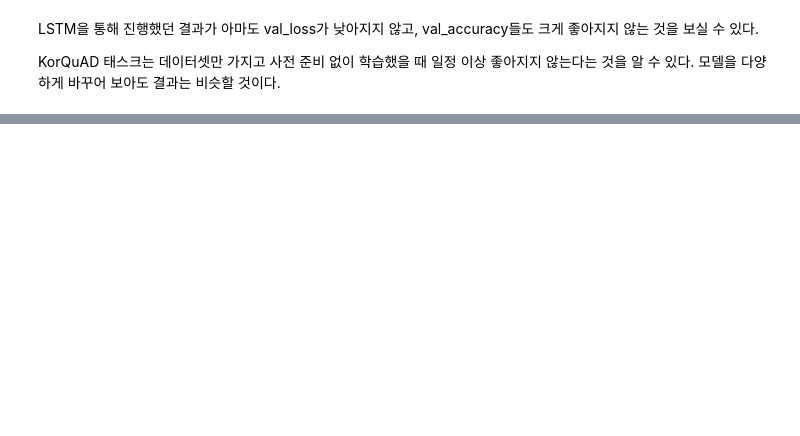
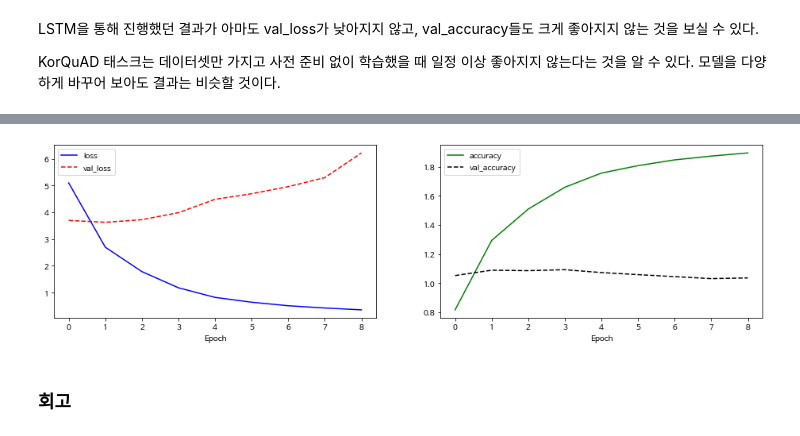
Before and after one commit to SonAhhyun/EXPLORATION, a Jupyter notebook: QnA.ipynb, the cells around one changed output, grey strips where cells are left out. Drawn from its saved outputs; the diff is of its cells as text; code cells hidden in the pictures; blank space fills up the shorter version.

```diff
--- a/QnA.ipynb
+++ b/QnA.ipynb
@@ -820,0 +1609,7 @@ KorQuAD 태스크는 데이터셋만 가지고 사전 준비 없이 학습했을
+# %%
+bert_batch_size = 32
+
+train_dataset = tf.data.Dataset.from_tensor_slices((train_inputs, train_labels)).shuffle(10000).batch(bert_batch_size)
+dev_dataset = tf.data.Dataset.from_tensor_slices((dev_inputs, dev_labels)).batch(bert_batch_size)
+# %%
+model = BERT4KorQuAD(config)
@@ -820,0 +1724,17 @@ KorQuAD 태스크는 데이터셋만 가지고 사전 준비 없이 학습했을
+# %%
+checkpoint_file = os.path.join(model_dir, 'bert_pretrain_32000.hdf5')
+
+model = BERT4KorQuAD(config)
+
+if os.path.exists(checkpoint_file):
+    #  pretrained model 을 로드하기 위해 먼저 모델이 생성되어 있어야 한다.
+    enc_tokens = np.random.randint(0, len(vocab), (4, 10))
+    segments = np.random.randint(0, 2, (4, 10))
+    model(enc_tokens, segments)
+
+    # checkpoint 파일로부터 필요한 layer를 불러온다.
+    model.load_weights(os.path.join(model_dir, "bert_pretrain_32000.hdf5"), by_name=True)
+
+    model.summary()
+else:
+    print('NO Pretrained Model')
@@ -820,0 +1906,25 @@ KorQuAD 태스크는 데이터셋만 가지고 사전 준비 없이 학습했을
+# %%
+t_loss_list = [t + v for t, v in zip(t_start_loss_list, t_end_loss_list)]
+t_acc_list = [t + v for t, v in zip(t_start_acc_list, t_end_acc_list)]
+v_loss_list = [t + v for t, v in zip(v_start_loss_list, v_end_loss_list)]
+v_acc_list = [t + v for t, v in zip(v_start_acc_list, v_end_acc_list)]
+# %%
+plt.figure(figsize=(16, 4))
+
+plt.subplot(1, 2, 1)
+plt.plot(t_loss_list, 'b-', label='loss')
+plt.plot(v_loss_list, 'r--', label='val_loss')
+plt.xlabel('Epoch')
+plt.legend()
+
+plt.subplot(1, 2, 2)
+plt.plot(t_acc_list, 'g-', label='accuracy')
+plt.plot(v_acc_list, 'k--', label='val_accuracy')
+plt.xlabel('Epoch')
+plt.legend()
+
+plt.show()
+# %% [output]
+[figure, added]
+# %% [markdown]
+### 회고
```
Also changed, not shown: parts of 74 cells of this notebook, 3 other files.
